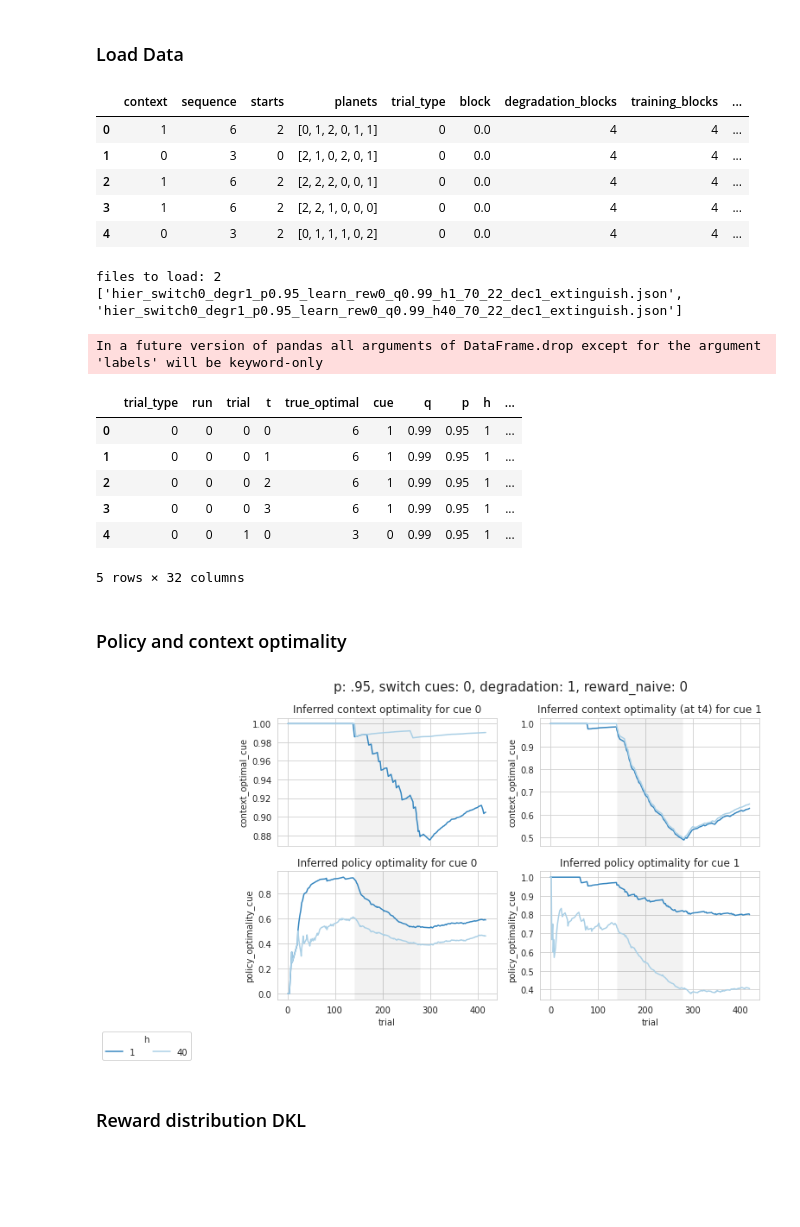
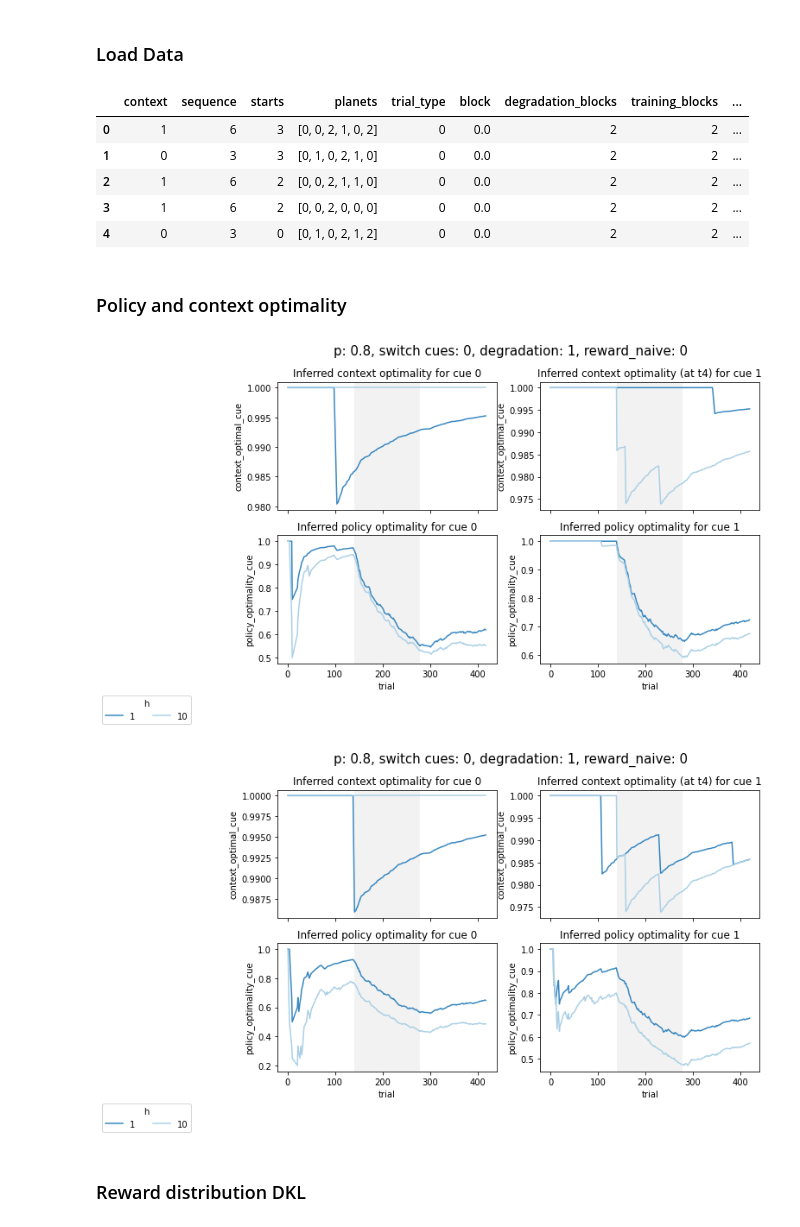
Before and after one commit to terraregina/BalancingControl, a Jupyter notebook: two_seq_analysis.ipynb, the cells around one changed output. Cells and saved outputs as stored; diff of their text form; code cells hidden in the pictures; blank space fills up the shorter version.

```diff
--- a/two_seq_analysis.ipynb
+++ b/two_seq_analysis.ipynb
@@ -733,96 +729,87 @@ For the rewrad naive agents where context ambiguity (p) is 0.7 and 0.8 there is
 
 ### Load Data  <a class="anchor" id="section_3_1"></a>
 # %%
-f = open(os.path.join(os.getcwd(),'config/config_degradation_1_switch_0_train4_degr4_n70.json'))
+f = open(os.path.join(os.getcwd(),'config/ordered/config_degradation_1_switch_0_train2_degr2_n70.json'))
 data = json.load(f)
 df = pd.DataFrame(data)
 
 df.head()
 # %% [output]
 |  | context | sequence | starts | planets | trial_type | block | degradation_blocks | training_blocks | ... |
-| 0 | 1 | 6 | 2 | [0, 1, 2, 0, 1, 1] | 0 | 0.0 | 4 | 4 | ... |
-| 1 | 0 | 3 | 0 | [2, 1, 0, 2, 0, 1] | 0 | 0.0 | 4 | 4 | ... |
-| 2 | 1 | 6 | 2 | [2, 2, 2, 0, 0, 1] | 0 | 0.0 | 4 | 4 | ... |
-| 3 | 1 | 6 | 2 | [2, 2, 1, 0, 0, 0] | 0 | 0.0 | 4 | 4 | ... |
-| 4 | 0 | 3 | 2 | [0, 1, 1, 1, 0, 2] | 0 | 0.0 | 4 | 4 | ... |
+| 0 | 1 | 6 | 3 | [0, 0, 2, 1, 0, 2] | 0 | 0.0 | 2 | 2 | ... |
+| 1 | 0 | 3 | 3 | [0, 1, 0, 2, 1, 0] | 0 | 0.0 | 2 | 2 | ... |
+| 2 | 1 | 6 | 2 | [0, 0, 2, 1, 1, 0] | 0 | 0.0 | 2 | 2 | ... |
+| 3 | 1 | 6 | 2 | [0, 0, 2, 0, 0, 0] | 0 | 0.0 | 2 | 2 | ... |
+| 4 | 0 | 3 | 0 | [0, 1, 0, 2, 1, 2] | 0 | 0.0 | 2 | 2 | ... |
 # %%
 nc = 4
 extinguish = True
 h =  [1, 2,3,4,5,6,7,8,9,10,11,12,13,14,15,16,17,18,19,20,30,40,50,60,70,80,90,100,200]
-h=[1,40]
-cue_ambiguity = [0.95]
-context_trans_prob = [0.99]
+h = [1,10]
+cue_ambiguity = [0.9, 0.8]
+context_trans_prob = [0.9, 0.92, 0.93, 0.95, 0.97, 0.99]
 degradation = [True]
 cue_switch = [False]
 reward_naive = [False]
 training_blocks = [2]
 degradation_blocks=[2]
 trials_per_block=[70]
-dec_temp = [1]
+dec_temp = [1,4]
+conf = ['ordered']
 arrays = [cue_switch, degradation, reward_naive, context_trans_prob, cue_ambiguity,h,\
-        training_blocks, degradation_blocks, trials_per_block,dec_temp]
+        training_blocks, degradation_blocks, trials_per_block,dec_temp,conf]
 
 names = load_file_names(arrays)
 print(names)
 # df = load_df(names, data_folder='temp/old',extinguish=extinguish)
-df = load_df(names, data_folder='temp/fitt_hier',extinguish=extinguish)
+df = load_df(names, data_folder='temp',extinguish=extinguish)
 # df_dkl = load_df_reward_dkl(names, data_folder='temp')
 df.head()
-# %% [output]
-files to load: 2
-['hier_switch0_degr1_p0.95_learn_rew0_q0.99_h1_70_22_dec1_extinguish.json', 'hier_switch0_degr1_p0.95_learn_rew0_q0.99_h40_70_22_dec1_extinguish.json']
-In a future version of pandas all arguments of DataFrame.drop except for the argument 'labels' will be keyword-only
-|  | trial_type | run | trial | t | true_optimal | cue | q | p | h | ... |
-| 0 | 0 | 0 | 0 | 0 | 6 | 1 | 0.99 | 0.95 | 1 | ... |
-| 1 | 0 | 0 | 0 | 1 | 6 | 1 | 0.99 | 0.95 | 1 | ... |
-| 2 | 0 | 0 | 0 | 2 | 6 | 1 | 0.99 | 0.95 | 1 | ... |
-| 3 | 0 | 0 | 0 | 3 | 6 | 1 | 0.99 | 0.95 | 1 | ... |
-| 4 | 0 | 0 | 1 | 0 | 3 | 0 | 0.99 | 0.95 | 1 | ... |
-5 rows × 32 columns
 # %% [markdown]
 ### Policy and context optimality
 # %%
 # context plot
 
 # base query parameters
 switch = False
 contingency_degr = True
 reward_naive = False
-q = 0.99
-h = 40
+q = 0.9
+h = 10
 t = 3
 trials_per_block = 70
 training_blocks = 2
 degradation_blocks = 2
+queries = ['p==0.8']
 cue = 0
-# dec_temp = 4
-# strs = np.array(['switch_cues==', '& contingency_degradation==', '& learn_rew==', '& q==', '& h<=',\
-#                  '& training_blocks==', '& degradation_blocks==', '& trials_per_block==', '& dec_temp =='],dtype='str')
-# vals = np.array([switch, contingency_degr, reward_naive, q, h,\
-#                  training_blocks, degradation_blocks, trials_per_block, dec_temp], dtype='str')
-# whole_query = np.char.join('', np.char.add(strs, vals))
-# base_query = ' '.join(whole_query.tolist())
-# base_df = df.query(base_query)
-# # base_df_dkl = df_dkl.query(base_query)
+dec_temp = 4
+strs = np.array(['switch_cues==', '& contingency_degradation==', '& learn_rew==', '& q==', '& h<=',\
+                 '& training_blocks==', '& degradation_blocks==', '& trials_per_block==', '& dec_temp =='],dtype='str')
+vals = np.array([switch, contingency_degr, reward_naive, q, h,\
+                 training_blocks, degradation_blocks, trials_per_block, dec_temp], dtype='str')
+whole_query = np.char.join('', np.char.add(strs, vals))
+base_query = ' '.join(whole_query.tolist())
+base_df = df.query(base_query)
+# base_df_dkl = df_dkl.query(base_query)
 # queries = ['p==0.95','p==0.7']
-# p = queries[0]
-# context_plot_cue_dependent(p)
+p = queries[0]
+context_plot_cue_dependent(p)
 
 
 dec_temp = 1
 strs = np.array(['switch_cues==', '& contingency_degradation==', '& learn_rew==', '& q==', '& h<=',\
                  '& training_blocks==', '& degradation_blocks==', '& trials_per_block==', '& dec_temp =='],dtype='str')
 vals = np.array([switch, contingency_degr, reward_naive, q, h,\
                  training_blocks, degradation_blocks, trials_per_block, dec_temp], dtype='str')
 whole_query = np.char.join('', np.char.add(strs, vals))
 base_query = ' '.join(whole_query.tolist())
 base_df = df.query(base_query)
 # base_df_dkl = df_dkl.query(base_query)
-queries = ['p==0.95','p==0.7']
 p = queries[0]
 context_plot_cue_dependent(p)
 # %% [output]
-[figure, old version]
+[figure, new version]
+[figure, added]
 # %% [markdown]
 ### Reward distribution DKL
 # %%
```
Also changed, not shown: parts of 7 cells of this notebook, 14 other files.
